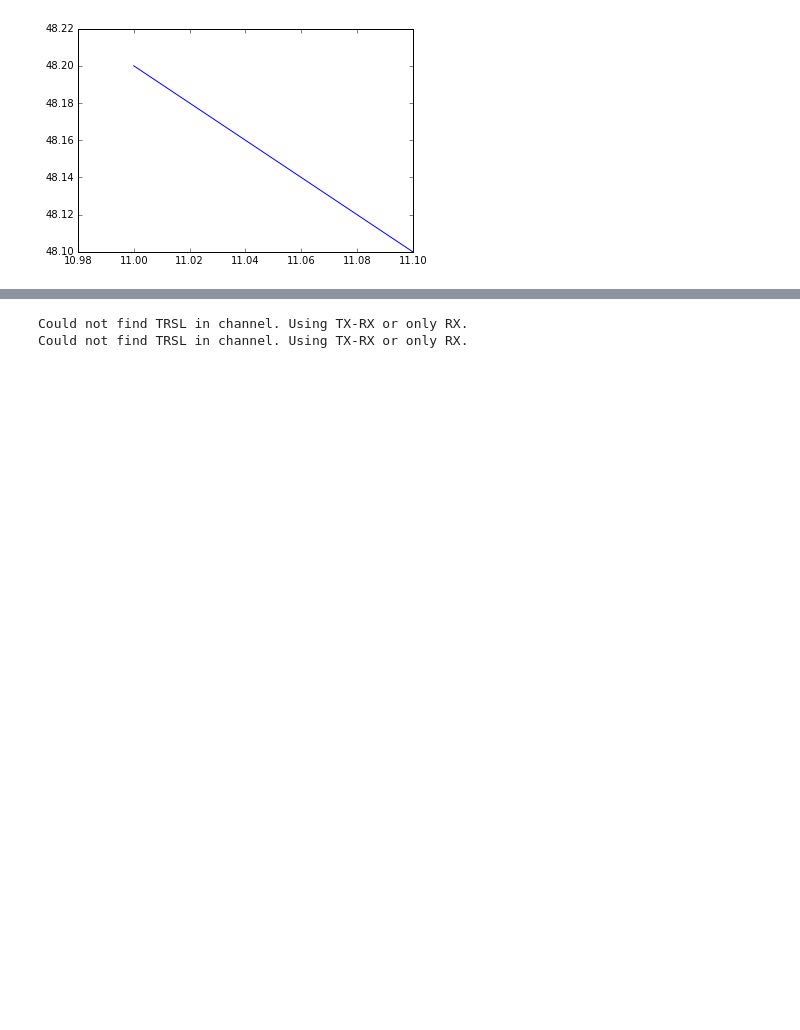
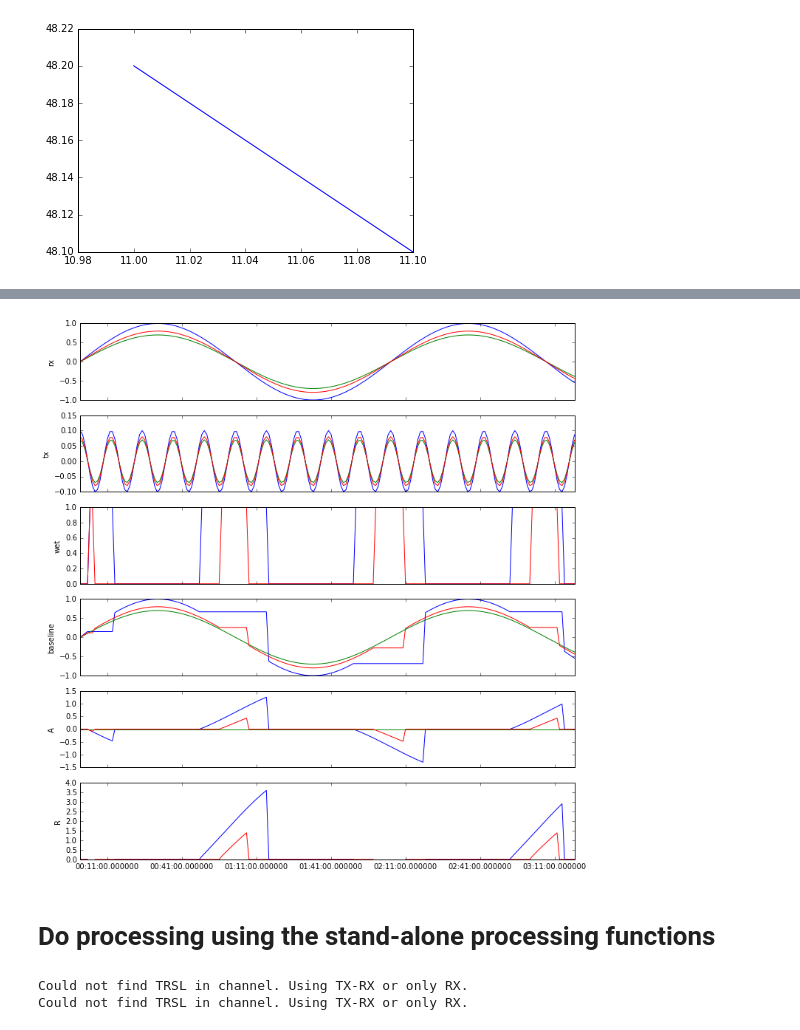
Before and after one commit to pycomlink/pycomlink, a Jupyter notebook: notebooks/Testing ground for new Comlink class.ipynb, the cells around one changed output, grey strips where cells are left out. Saved outputs shown, nothing was run; the diff lists cells and outputs as text; code cells hidden in the pictures; blank space fills up the shorter version.

```diff
--- a/notebooks/Testing ground for new Comlink class.ipynb
+++ b/notebooks/Testing ground for new Comlink class.ipynb
@@ -52,3 +75,9 @@ cml
+# %%
+cmlp.cml.plot_data(['rx', 'tx', 'wet', 'baseline', 'A', 'R']);
+# %% [output]
+[figure, added]
+# %% [markdown]
+# Do processing using the stand-alone processing functions
 # %%
 cml = pycml.wet_dry.std_dev.std_dev_classification(cml, window_length=10, threshold=0.11)
 # %% [output]
```
Also changed, not shown: parts of 15 cells of this notebook, 2 other files.
